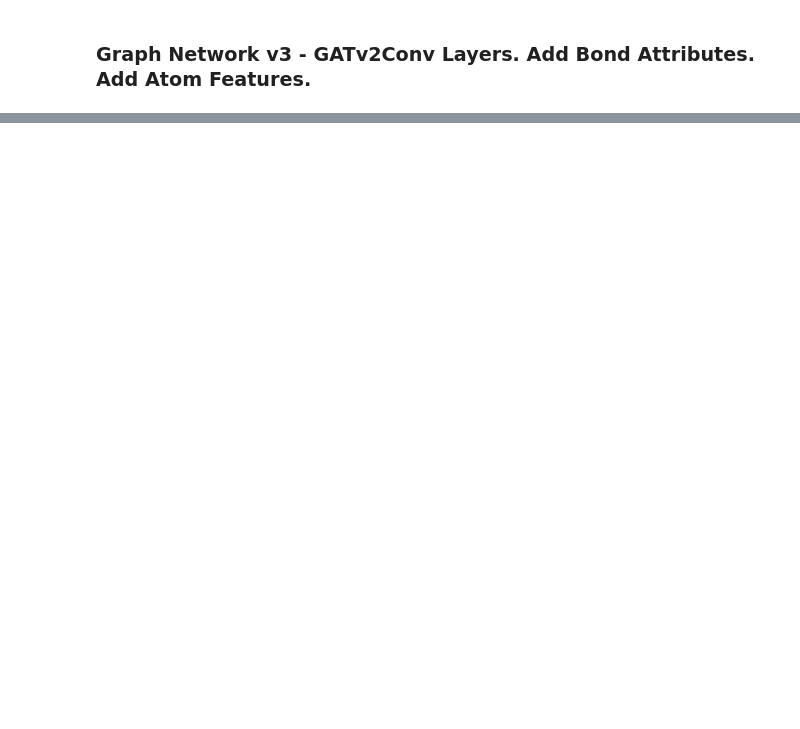
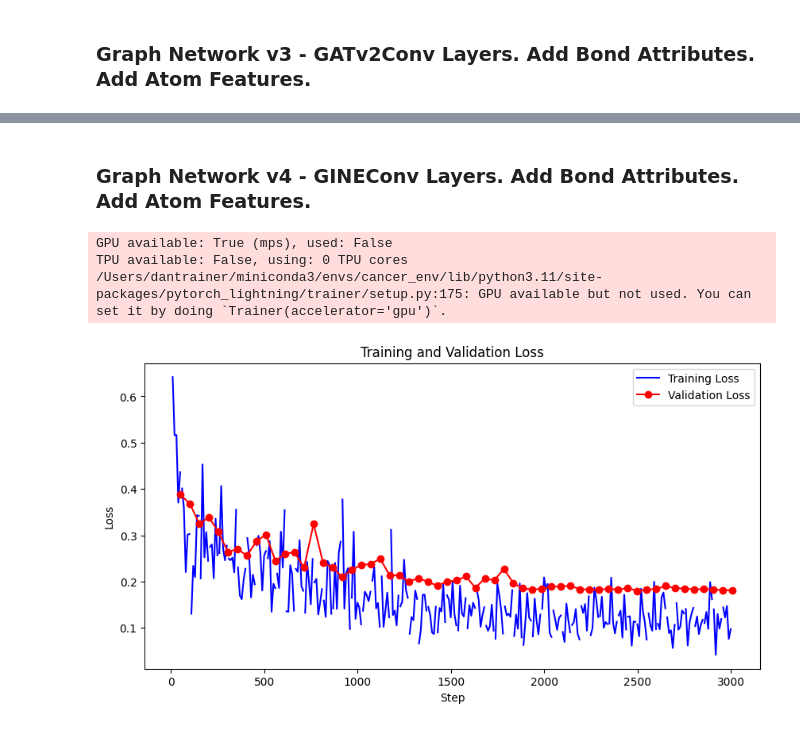
Before and after one commit to Djtrainer/cancer_research, a Jupyter notebook: notebooks/mdm2_breaker_polished.ipynb, the cells around one changed output, grey strips where cells are left out. Saved outputs shown, nothing was run; the diff lists cells and outputs as text; code cells hidden in the pictures; blank space fills up the shorter version.

```diff
--- a/notebooks/mdm2_breaker_polished.ipynb
+++ b/notebooks/mdm2_breaker_polished.ipynb
@@ -697,0 +640,20 @@ python(35376) MallocStackLogging: can't turn off malloc stack logging because it
+# %% [markdown]
+### Graph Network v4 - GINEConv Layers. Add Bond Attributes. Add Atom Features.
+# %%
+model_v4, train_loader_v4, val_loader_v4, test_loader_v4 = train_model(
+    model=GraphSiameseNetwork_v4(),
+    mol_class=SmallMoleculeFeaturizer_v3, # same features as v3
+    protein_graph=protein_graph,
+    train_indices=train_indices,
+    val_indices=val_indices,
+    test_indices=test_indices,
+    epochs=EPOCHS,
+    lr=LR,
+    save_name="Model-v4",
+)
+plot_loss("lightning_logs/version_3/metrics.csv")
+# %% [output]
+GPU available: True (mps), used: False
+TPU available: False, using: 0 TPU cores
+/Users/dantrainer/miniconda3/envs/cancer_env/lib/python3.11/site-packages/pytorch_lightning/trainer/setup.py:175: GPU available but not used. You can set it by doing `Trainer(accelerator='gpu')`.
+[figure, added]
```
Also changed, not shown: parts of 12 cells of this notebook, 3 other files.
